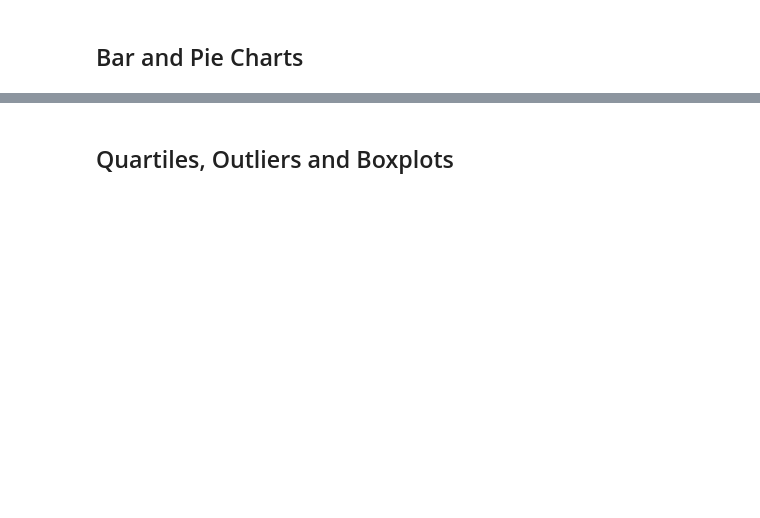
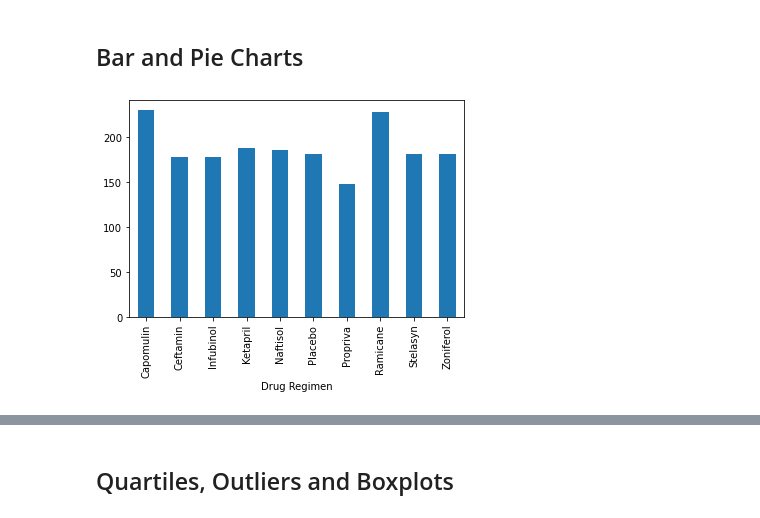
Before and after one commit to denk-ie/matplotlib-challenge, a Jupyter notebook: pymaceuticals_starter.ipynb, the cells around one changed output, grey strips where cells are left out. Drawn from its saved outputs; the diff is of its cells as text; code cells hidden in the pictures; blank space fills up the shorter version.

```diff
--- a/pymaceuticals_starter.ipynb
+++ b/pymaceuticals_starter.ipynb
@@ -131,5 +137,10 @@ summary_statistics
 ## Bar and Pie Charts
 # %%
 # Generate a bar plot showing the total number of mice for each treatment throughout the course of the study using pandas.
+count_regimen = regimen_group['Drug Regimen'].count()
+count_regimen.plot(kind = "bar")
+plt.show()
+# %% [output]
+[figure, added]
 # %%
 # Generate a bar plot showing the total number of mice for each treatment throughout the course of the study using pyplot.
```
Also changed, not shown: parts of 8 cells of this notebook.
